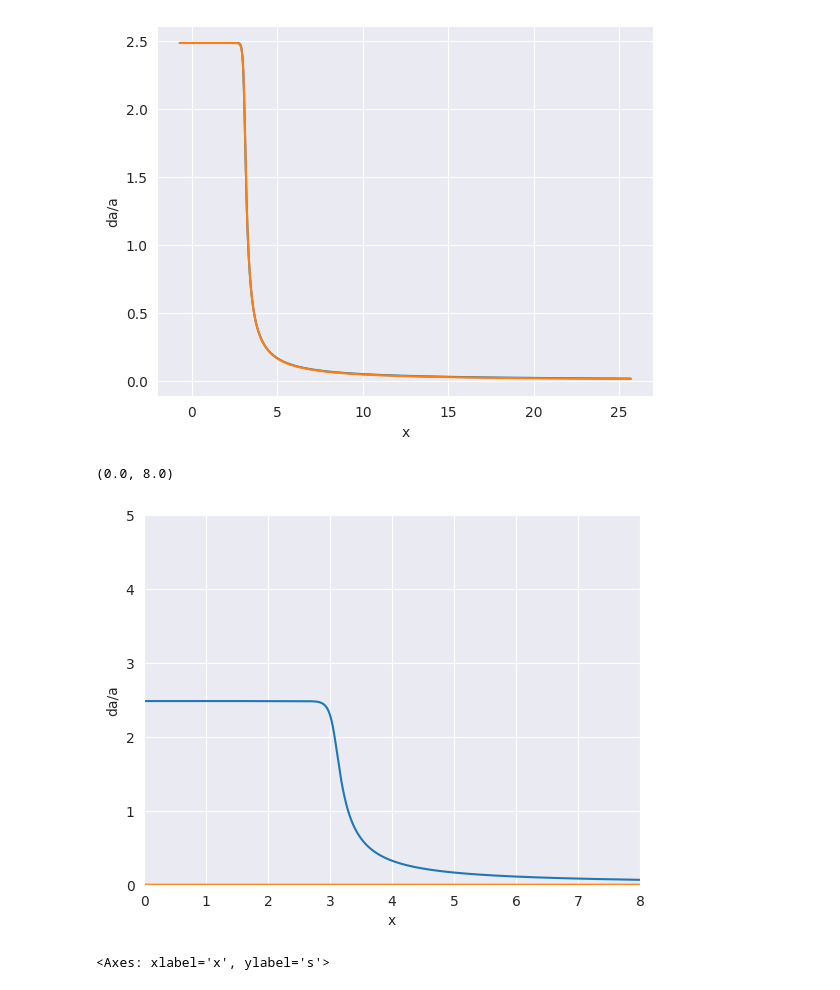
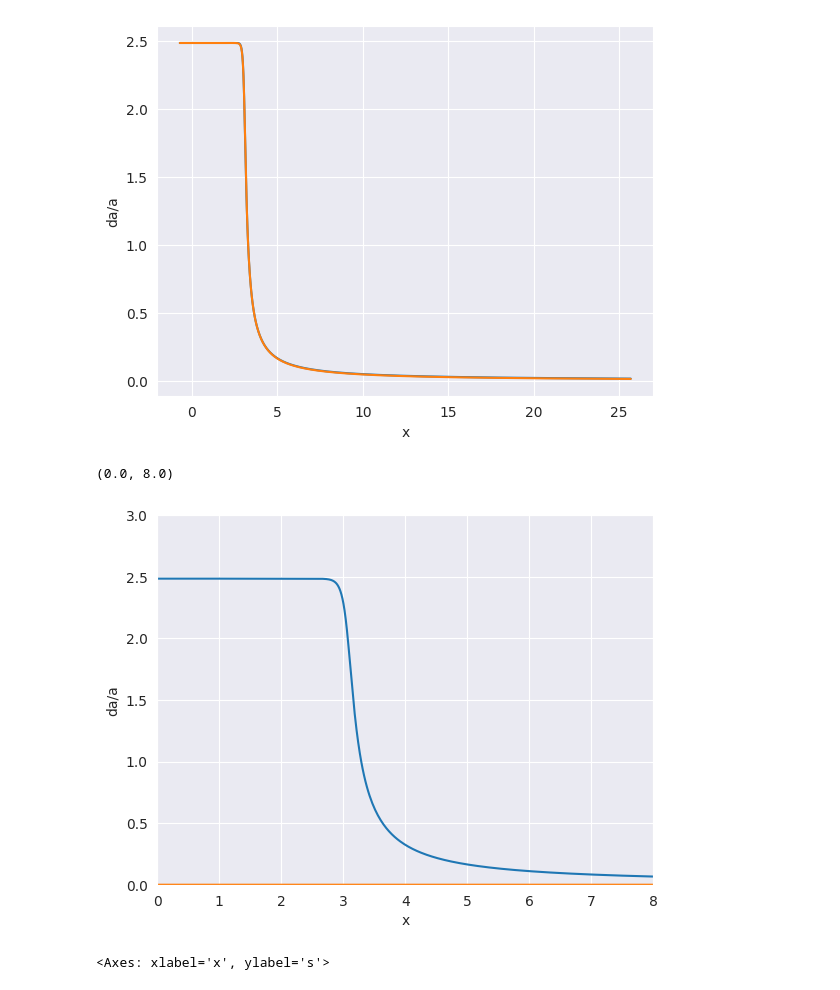
Before and after one commit to Rafkat/BianchiIX_visualisations, a Jupyter notebook: bI_visualisations.ipynb, the cells around one changed output. Cells and saved outputs as stored; diff of their text form; code cells hidden in the pictures.

```diff
--- a/bI_visualisations.ipynb
+++ b/bI_visualisations.ipynb
@@ -69,11 +69,11 @@ df_bI_upside_a_from_bV['x'] = df_bI_upside_a_from_bV['x'] + 3.2896
 # %%
 sns.lineplot(df_bI_upside_a_from_bV, x='x', y='da/a')
 sns.lineplot(df_bI_upside_a_from_bV, x='x', y='s')
-plt.ylim(0, 5)
+plt.ylim(0, 3)
 plt.xlim(0, 8)
 # %% [output]
 (0.0, 8.0)
-[figure, old version]
+[figure, new version]
 # %%
 sns.lineplot(df_bI_upside_a_from_bV, x='x', y='s')
 # %% [output]
```
Also changed, not shown: 4 other files.
